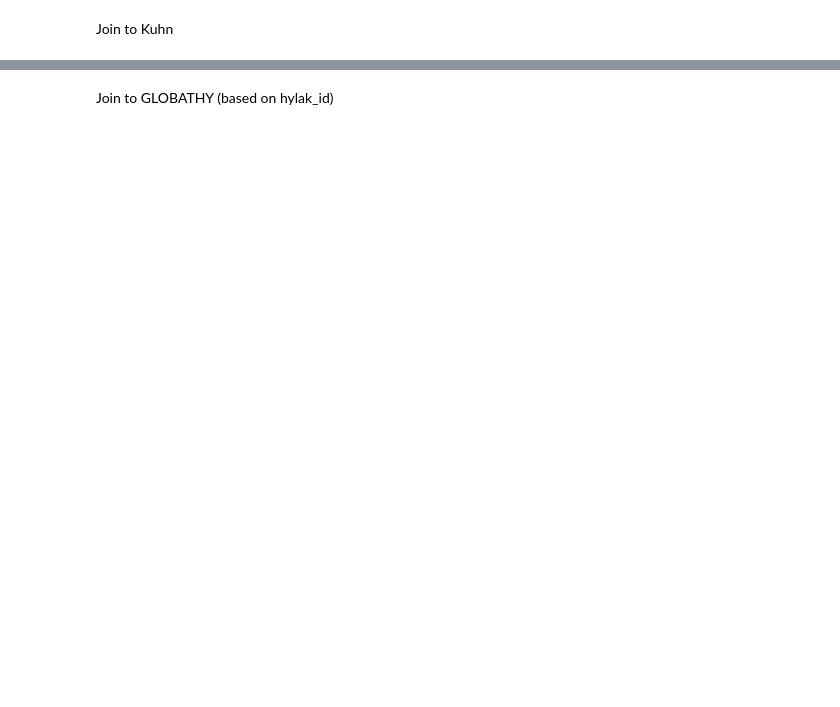
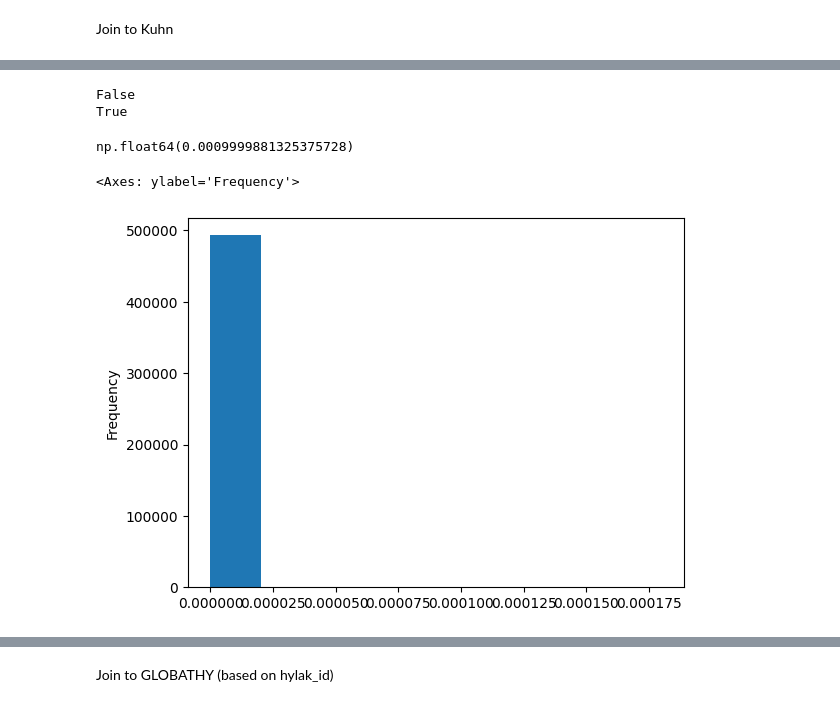
Before and after one commit to ekcomputer/land-cover, a Jupyter notebook: notebooks/joins/join_greennessx2.ipynb, the cells around one changed output, grey strips where cells are left out. Drawn from its saved outputs; the diff is of its cells as text; code cells hidden in the pictures; blank space fills up the shorter version.

```diff
--- a/notebooks/joins/join_greennessx2.ipynb
+++ b/notebooks/joins/join_greennessx2.ipynb
@@ -102,0 +132,5 @@ gdf_liu.to_file(liu_mean_dist_out_pth)
+# %%
+geom = gdf_liu.geometry
+crs = gdf_liu.crs
+gdf_liu = gpd.GeoDataFrame(pd.merge(gdf_liu, dist_gdf, how="left", on="Lake_id_glakes", validate="one_to_one"), geometry=geom, crs=crs)
+gdf_liu
@@ -140,0 +222,4 @@ Index(['Hylak_id', 'Lake_name', 'Country', 'Continent', 'Poly_src',
+# %%
+# v2
+gdf_sjoin_nr = gdf_liu.sjoin_nearest(gdf_kuhn.drop(columns=["continent", "country"]), how="left", max_distance=0.001, distance_col="dist_gl_hl")
+gdf_sjoin_nr
@@ -140,0 +241,9 @@ Index(['Hylak_id', 'Lake_name', 'Country', 'Continent', 'Poly_src',
+# %%
+grouped = gdf_sjoin_nr.sort_values(sort_by).groupby(left_key, dropna=False)
+join_counts = grouped[match_col].count()
+reduced = grouped.last().reset_index()
+# %%
+if len(float_fields) > 0:
+    reduced[float_fields] = grouped[float_fields].mean()
+reduced["right_count"] = join_counts
+gdf_sjoin_nr = gpd.GeoDataFrame(reduced, geometry="geometry", crs=gdf_liu.crs)
@@ -140,0 +281,16 @@ Index(['Hylak_id', 'Lake_name', 'Country', 'Continent', 'Poly_src',
+# %%
+# check for duplicate index
+print(gdf_sjoin_nr.index.duplicated().any())
+print(gdf_sjoin_nr["Hylak_id"].duplicated().any())
+# %% [output]
+False
+True
+# %%
+gdf_sjoin_nr.dist_gl_hl.max()
+# %% [output]
+np.float64(0.0009999881325375728)
+# %%
+gdf_sjoin_nr.dist_gl_hl.plot.hist(bins=np.arange(0, 0.0002, 0.00002))
+# %% [output]
+<Axes: ylabel='Frequency'>
+[figure, added]
```
Also changed, not shown: parts of 46 cells of this notebook, 4 other files.
